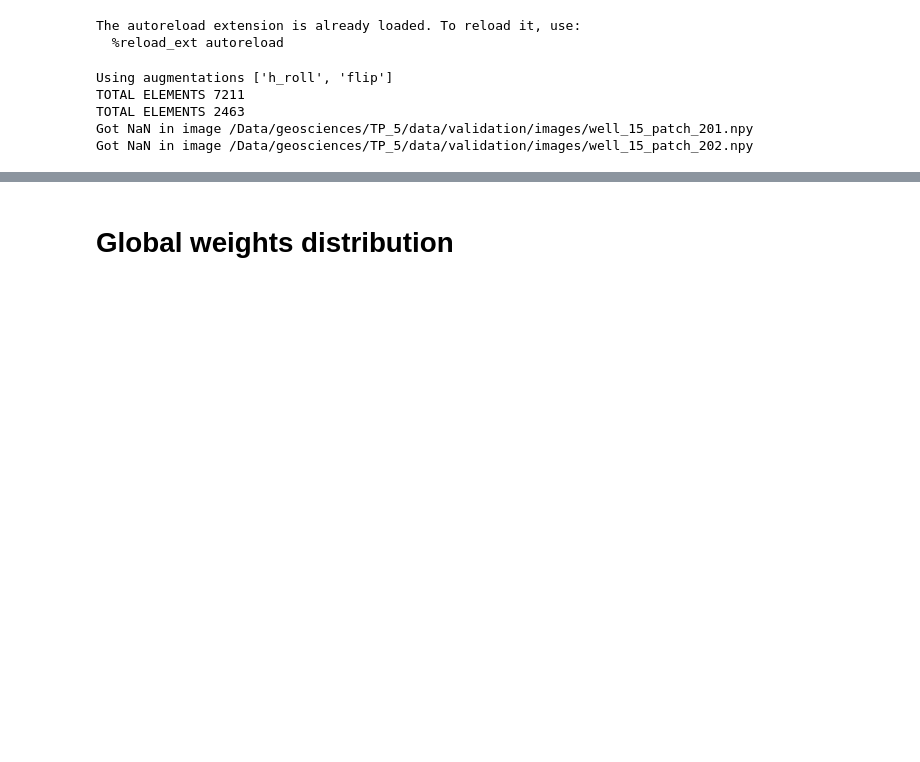
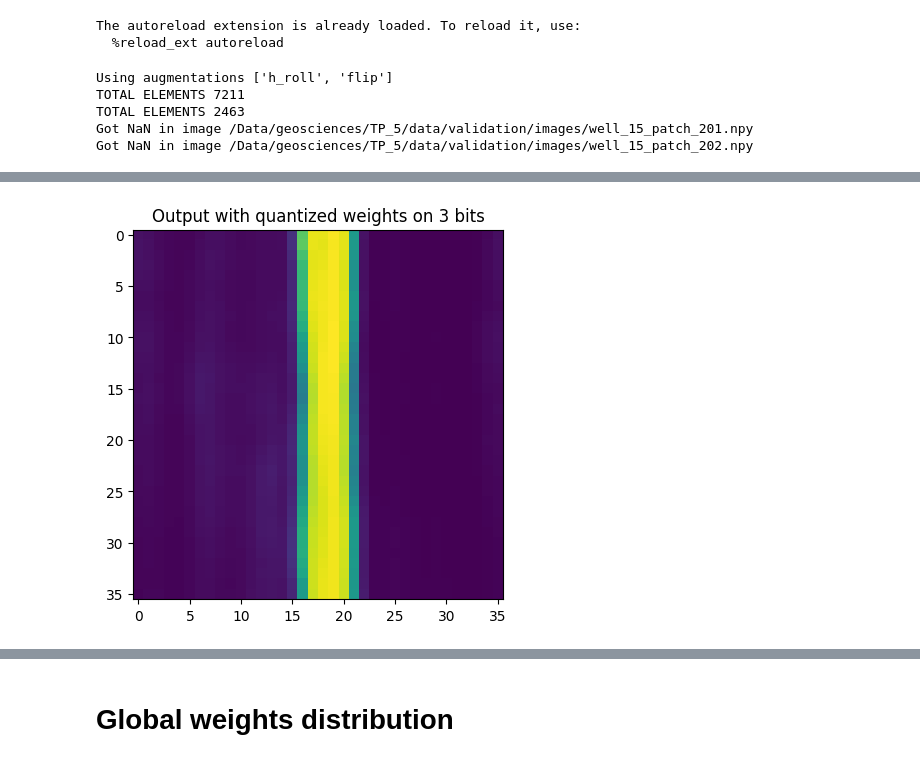
Before and after one commit to balthazarneveu/geosciences, a Jupyter notebook: TP_5/model_quantization.ipynb, the cells around one changed output, grey strips where cells are left out. Cells and saved outputs as stored; diff of their text form; code cells hidden in the pictures; blank space fills up the shorter version.

```diff
--- a/TP_5/model_quantization.ipynb
+++ b/TP_5/model_quantization.ipynb
@@ -55,0 +100,8 @@ plt.show()
+# %%
+with torch.no_grad():
+    output_with_qant = model(img)
+plt.imshow(torch.sigmoid(output_with_qant[selected_index, 0, ...]).detach().cpu().numpy())
+plt.title(f"Output with quantized weights on {num_bits} bits")
+plt.show()
+# %% [output]
+[figure, added]
```
Also changed, not shown: parts of 7 cells of this notebook, 2 other files.
